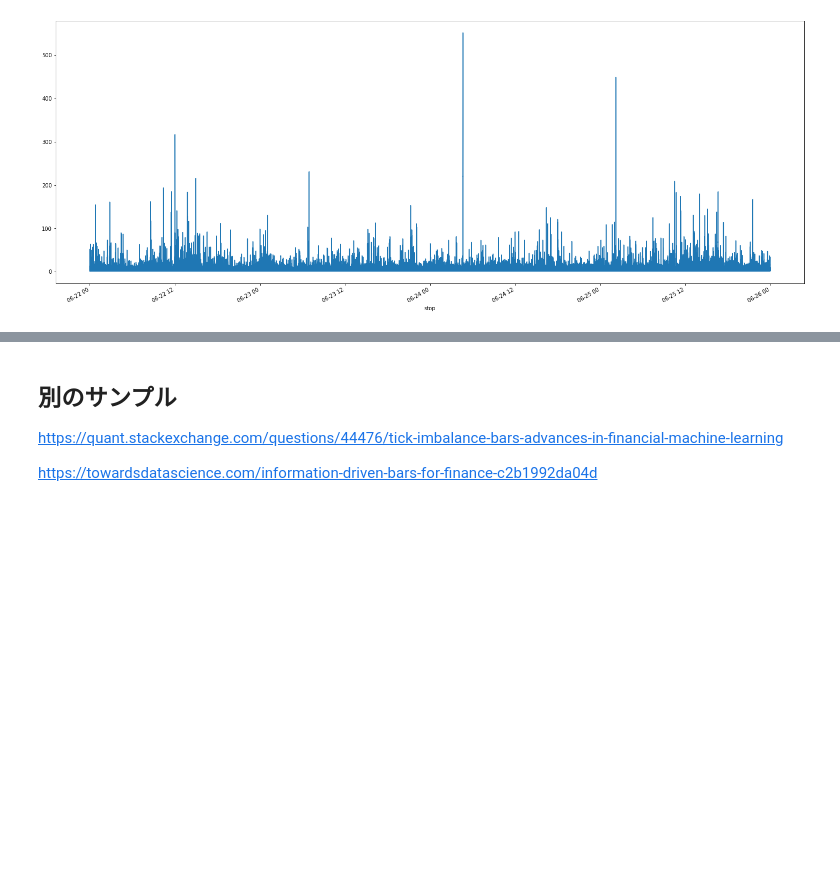
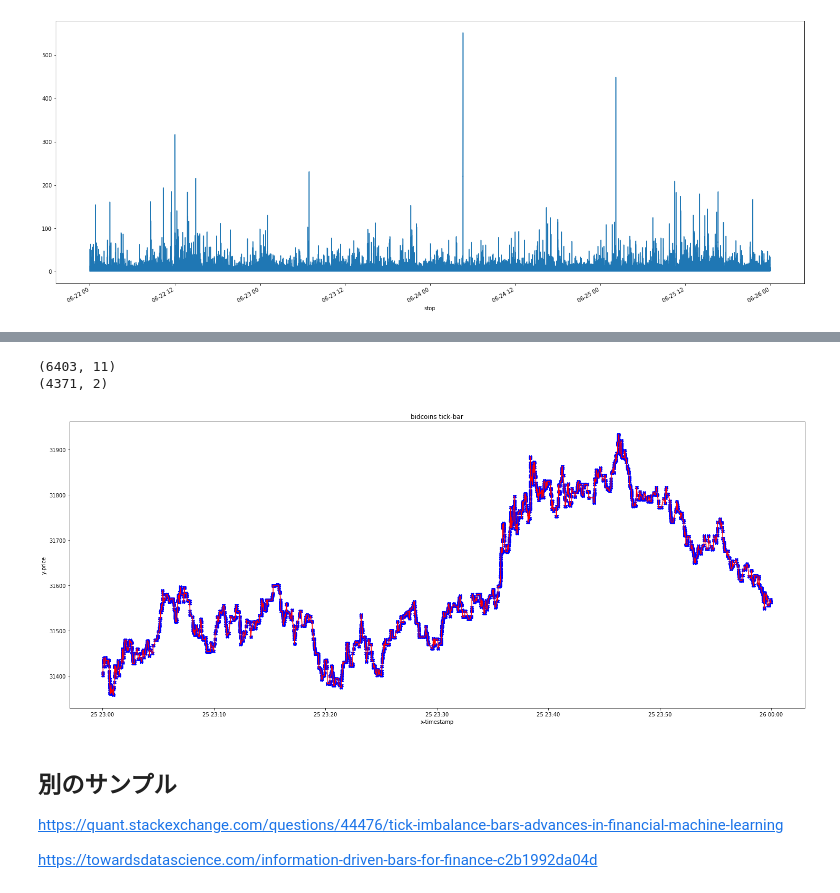
Before and after one commit to ktsuchida11/AIWorkshop202107, a Jupyter notebook: fin_ml_chapter2.ipynb, the cells around one changed output, grey strips where cells are left out. Cells and saved outputs as stored; diff of their text form; code cells hidden in the pictures; blank space fills up the shorter version.

```diff
--- a/fin_ml_chapter2.ipynb
+++ b/fin_ml_chapter2.ipynb
@@ -207,7 +205,7 @@ print(xdata2.shape)
 
 
 # グラフの描画
-plt.rcParams["figure.figsize"] = (25, 10)
+plt.rcParams["figure.figsize"] = (25, 13)
 
 plt.plot(x1, y1, color = "red")
 plt.scatter(x2, y2, marker='X', color = "blue")
@@ -290,7 +290,7 @@ y2=xdata2['price']
 print(xdata2.shape)
 
 # グラフの描画
-plt.rcParams["figure.figsize"] = (25, 10)
+plt.rcParams["figure.figsize"] = (25, 13)
 
 plt.plot(x1, y1, color = "red")
 plt.scatter(x2, y2, marker='X', color = "blue")
@@ -461,0 +451,21 @@ ValueError: ignored
+# %%
+#dvImbBars = df.price.loc[test_imb_bars.stop].drop_duplicates()
+
+#imb_bar = test_imb_bars.stop
+xdata3 = data[data['timestamp'] > dt.datetime(2021,6,25,23)]
+imb_bar = test_imb_bars[test_imb_bars['stop'] > dt.datetime(2021,6,25,23)]
+print(imb_bar)
+
+bar_price = []
+bar_timestamp = []
+for row in imb_bar.stop:
+  price_val = xdata3.loc[xdata3['timestamp'] == row]
+  #print(price_val.price.drop_duplicates)
+  bar_price.append(price_val.price.iloc[-1])
+  bar_timestamp.append(row)
+# データフレームに変換
+
+price_df = pd.DataFrame(list(zip(bar_timestamp,bar_price)), columns = ['timestamp','price'])
+print(len(bar_price))
+print(type(bar_price))
+price_df.tail()
@@ -462,3 +495,27 @@ ValueError: ignored
+# %%
+x1=xdata3['timestamp']
+y1=xdata3['price']
+print(xdata3.shape)
+
+x2=price_df['timestamp']
+y2=price_df['price']
+print(price_df.shape)
+
+# グラフの描画
+plt.rcParams["figure.figsize"] = (25, 13)
+
+plt.plot(x1, y1, color = "red")
+plt.scatter(x2, y2, marker='X', color = "blue")
+
+plt.title("bidcoins tick-bar")
+plt.xlabel('x-timestamp')
+plt.ylabel('y-price')
+
+plt.show()
+# %% [output]
+(6403, 11)
+(4371, 2)
+[figure, added]
 # %% [markdown]
 ## 別のサンプル
 
```
Also changed, not shown: parts of 14 cells of this notebook.
